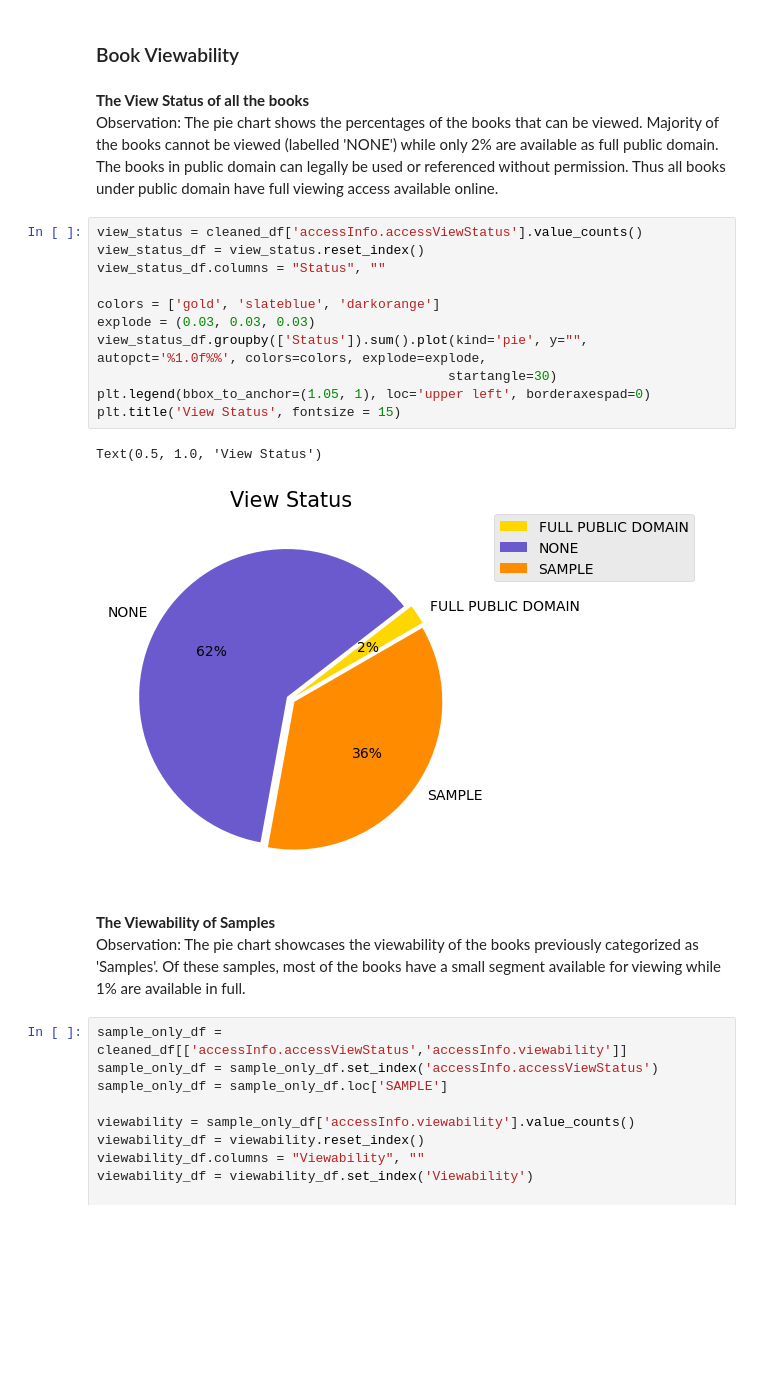
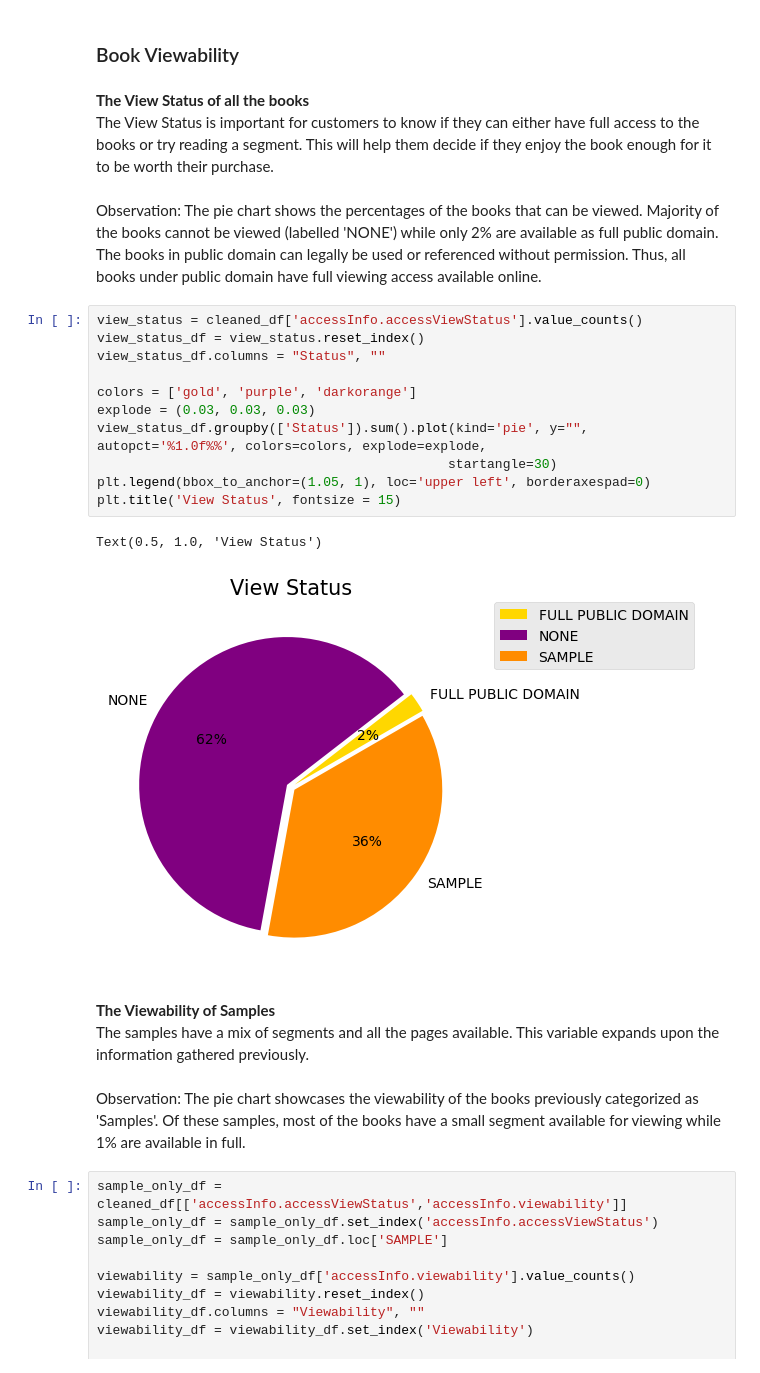
Before and after one commit to hilarylimyuxuan/Book-Recommendation-System, a Jupyter notebook: Book Recommendation System - Google Book.ipynb, the cells around one changed output. Cells and saved outputs as stored; diff of their text form; blank space fills up the shorter version.

```diff
--- a/Book Recommendation System - Google Book.ipynb
+++ b/Book Recommendation System - Google Book.ipynb
@@ -1259,25 +1261,29 @@ plt.show()
 # %% [markdown]
 **The View Status of all the books**
 <br/>
+The View Status is important for customers to know if they can either have full access to the books or try reading a segment. This will help them decide if they enjoy the book enough for it to be worth their purchase.
+<br/><br/>
 Observation: The pie chart shows the percentages of the books that can be viewed. Majority of the books cannot be viewed (labelled 'NONE') while only 2% are available as full public domain. The books in public domain can legally be used or
-referenced without permission. Thus all books under public domain have full viewing access available online.
+referenced without permission. Thus, all books under public domain have full viewing access available online.
 # %%
 view_status = cleaned_df['accessInfo.accessViewStatus'].value_counts()
 view_status_df = view_status.reset_index()
 view_status_df.columns = "Status", ""
 
-colors = ['gold', 'slateblue', 'darkorange']
+colors = ['gold', 'purple', 'darkorange']
 explode = (0.03, 0.03, 0.03)
 view_status_df.groupby(['Status']).sum().plot(kind='pie', y="", autopct='%1.0f%%', colors=colors, explode=explode,
                                              startangle=30)
 plt.legend(bbox_to_anchor=(1.05, 1), loc='upper left', borderaxespad=0)
 plt.title('View Status', fontsize = 15)
 # %% [output]
 Text(0.5, 1.0, 'View Status')
-[figure, old version]
+[figure, new version]
 # %% [markdown]
 **The Viewability of Samples**
 <br/>
+The samples have a mix of segments and all the pages available. This variable expands upon the information gathered previously.
+<br/><br/>
 Observation: The pie chart showcases the viewability of the books previously categorized as 'Samples'. Of these samples, most of the books have a small segment available for viewing while 1% are available in full.
 # %%
 sample_only_df = cleaned_df[['accessInfo.accessViewStatus','accessInfo.viewability']]
```
Also changed, not shown: parts of 18 cells of this notebook.
